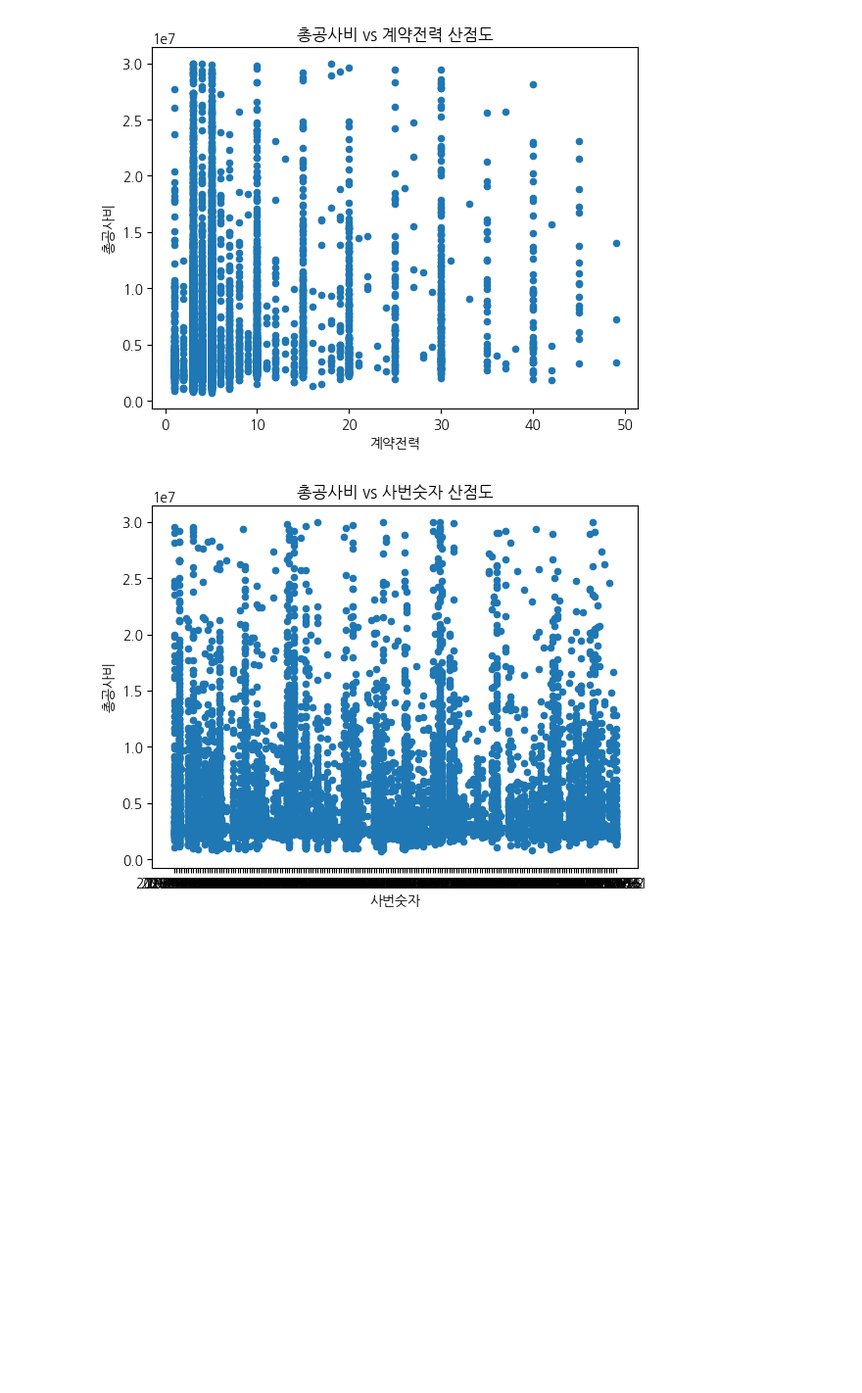
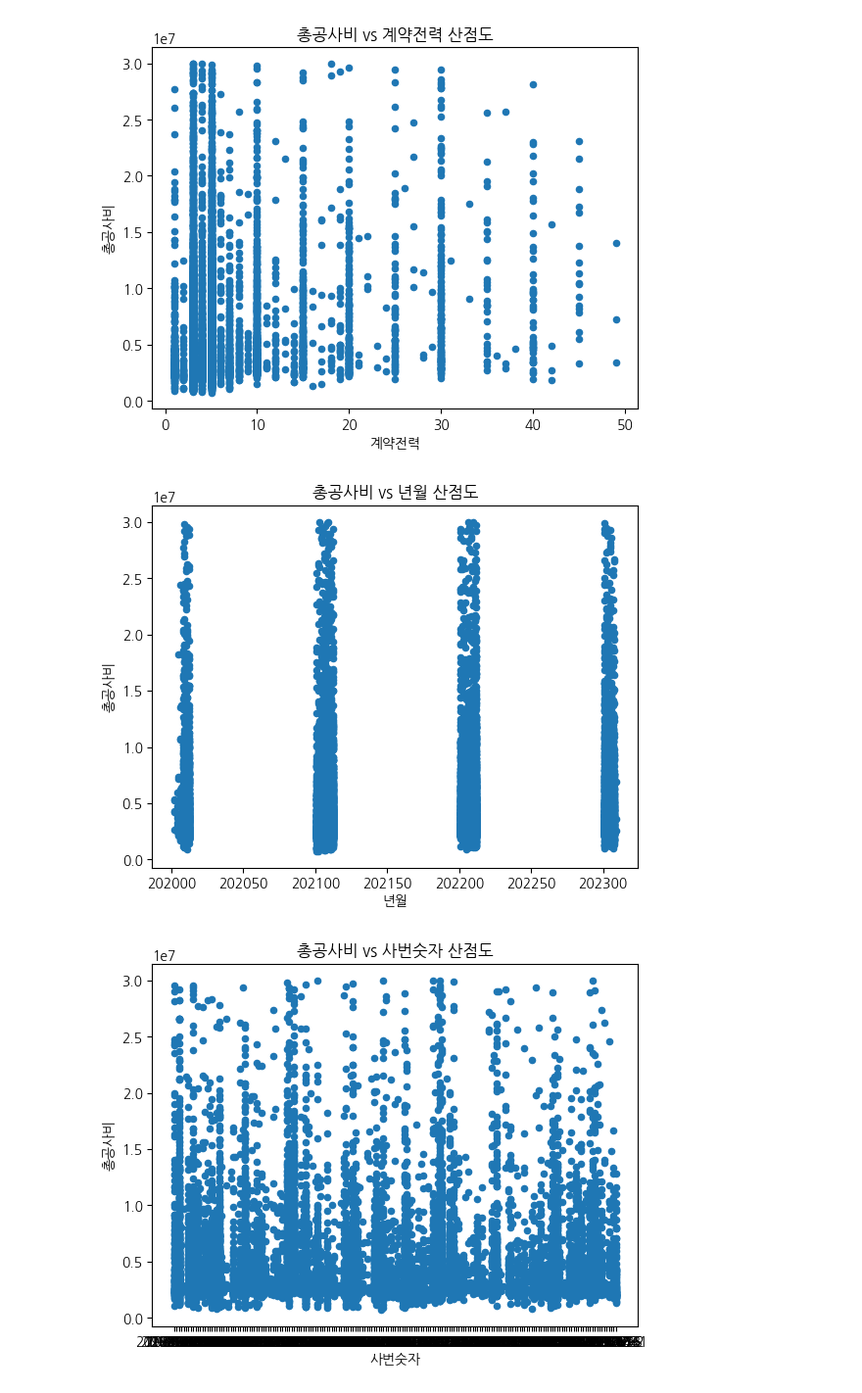
Before and after one commit to freemancho1/ai-projects, a Jupyter notebook: 42-AIDDD-T213P310/4th-details/1a-preprocessing-cons.ipynb, the cells around one changed output. Shown at 98% size. Cells and saved outputs as stored; diff of their text form; code cells hidden in the pictures; blank space fills up the shorter version.

```diff
--- a/42-AIDDD-T213P310/4th-details/1a-preprocessing-cons.ipynb
+++ b/42-AIDDD-T213P310/4th-details/1a-preprocessing-cons.ipynb
@@ -148,3 +148,5 @@ df_cons['month'] = df_cons['최종변경일시'].dt.month
 df_cons['day'] = df_cons['최종변경일시'].dt.day
 df_cons['dayofweek'] = df_cons['최종변경일시'].dt.dayofweek
 df_cons['dayofyear'] = df_cons['최종변경일시'].dt.dayofyear
+# %%
+df_cons['year_month'] = df_cons['최종변경일시'].dt.strftime('%Y%m').astype(int)
@@ -230,7 +236,7 @@ _df_unique_eid[['최종변경자사번', 'eid_code', 'eid_code_number']]
 # %%
 # 사번에서 숫자만 추출해 별도 보관(학습에 사용할 수 있도록)
 df_cons['eid_number'] = \
-    df_cons['최종변경자사번'].apply(lambda x: re.findall(r'\d+', x)[0])
+    df_cons['최종변경자사번'].apply(lambda x: re.findall(r'\d+', x)[0]).astype(int)
 # %% [markdown]
 ##### 사업소명
 * 한글 사업소 코드를 숫자로 변경(학습에 사용할 수 있도록)
@@ -310,6 +336,15 @@ plt.title('총공사비 vs 계약전력 산점도')
 plt.show()
 # %% [output]
 [figure]
+# %%
+# 전체 데이터: 년월 vs 총 공사비
+df_cons.plot.scatter(x='year_month', y='total_cons_cost')
+plt.xlabel('년월')
+plt.ylabel('총공사비')
+plt.title('총공사비 vs 년월 산점도')
+plt.show()
+# %% [output]
+[figure, added]
 # %%
 # 전체 데이터: 숫자 사번 vs 총 공사비
 df_cons.plot.scatter(x='eid_number', y='total_cons_cost')
```
Also changed, not shown: parts of 5 cells of this notebook, 18 other files.
